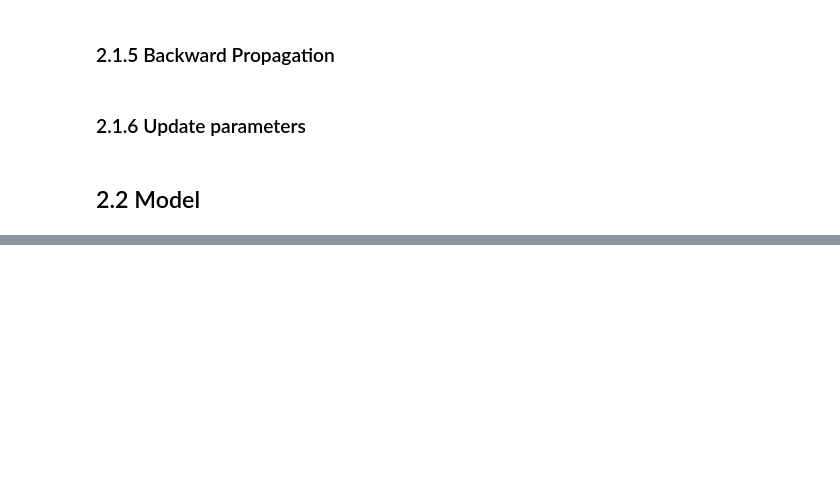
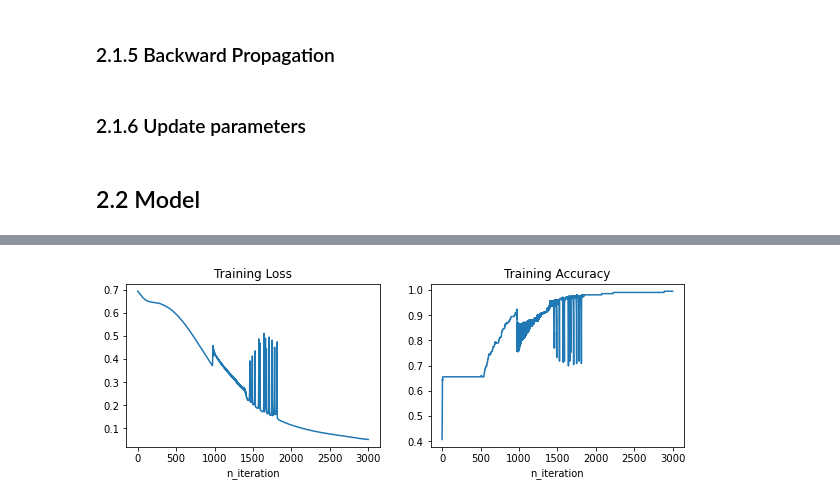
Before and after one commit to danchaud-vincent/deep-learning-specialization, a Jupyter notebook: 04-Neural Network with one hidden layer.ipynb, the cells around one changed output, grey strips where cells are left out. Cells and saved outputs as stored; diff of their text form; code cells hidden in the pictures; blank space fills up the shorter version.

```diff
--- a/04-Neural Network with one hidden layer.ipynb
+++ b/04-Neural Network with one hidden layer.ipynb
@@ -569,0 +633,9 @@ iter 4900 : Train_Loss = 0.5648098692241004, Train_acc = 0.733
+# %%
+# Flatten
+
+train_x_flat = train_x.reshape(train_x.shape[0],-1).T
+test_x_flat = test_x.reshape(test_x.shape[0],-1).T
+
+
+print("X_train flatten shape:",train_x_flat.shape)
+print("X_test flatten shape:",test_x_flat.shape)
@@ -569,0 +645,9 @@ iter 4900 : Train_Loss = 0.5648098692241004, Train_acc = 0.733
+# %%
+# Normalize
+
+train_x_flat_norm = train_x_flat/np.max(train_x_flat)
+
+# Warning: the data are normalized with the Training set
+test_x_flat_norm = test_x_flat/np.max(train_x_flat)
+# %%
+dico_training = neural_network_model(train_x_flat_norm,train_y,5,3000,learning_rate=0.0075,display_learning=True)
@@ -569,0 +672,13 @@ iter 4900 : Train_Loss = 0.5648098692241004, Train_acc = 0.733
+# %%
+fig, axs = plt.subplots(1, 2, figsize=(10, 3))
+
+axs[0].plot(dico_training["cost"])
+axs[0].set_title("Training Loss")
+axs[0].set_xlabel("n_iteration")
+
+axs[1].plot(dico_training["accuracy"])
+axs[1].set_title("Training Accuracy")
+axs[1].set_xlabel("n_iteration")
+plt.show()
+# %% [output]
+[figure, added]
```
Also changed, not shown: parts of 13 cells of this notebook.
